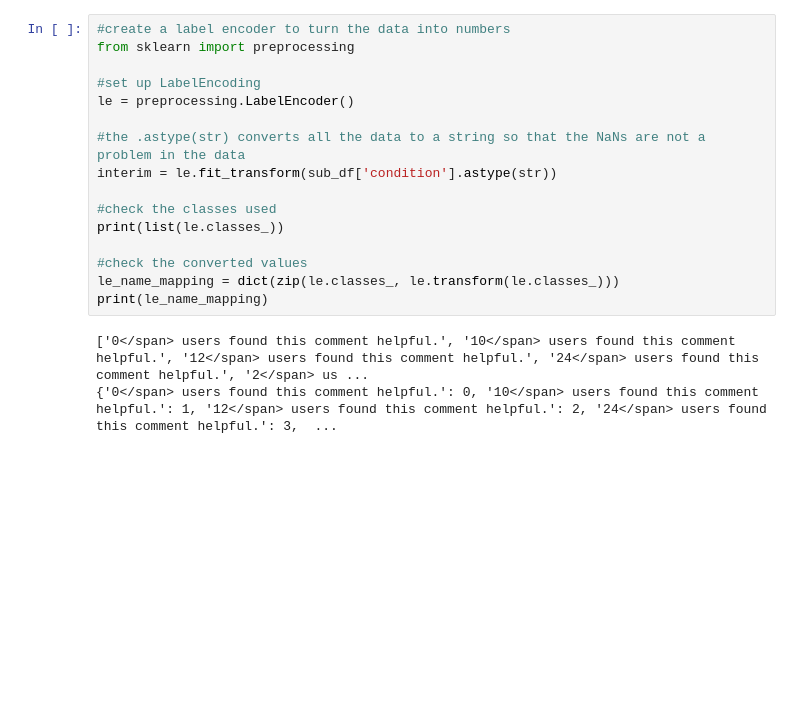
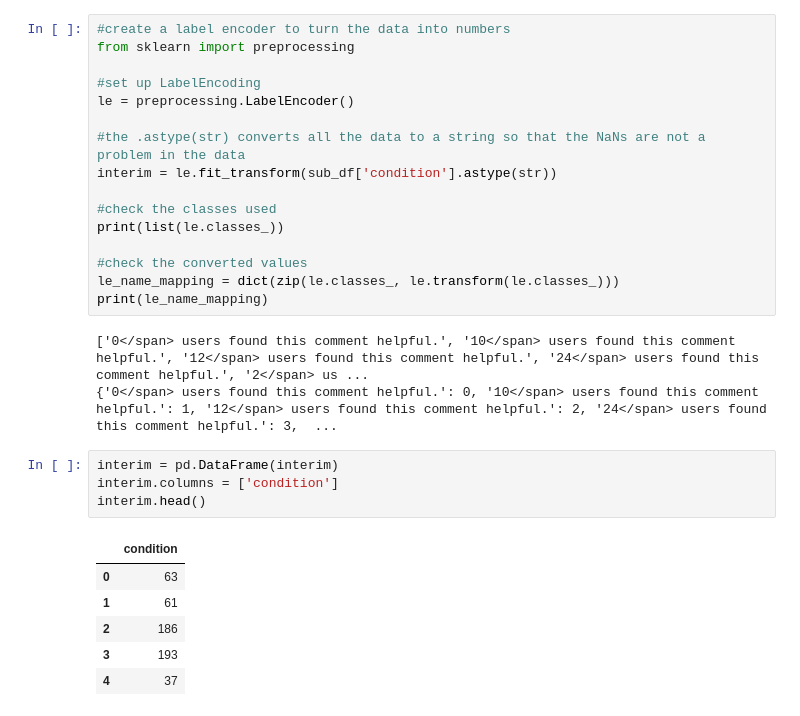
Before and after one commit to Michael-C-1/Final-Project, a Jupyter notebook: Final_Project.ipynb, the cells around one changed output. Saved outputs shown, nothing was run; the diff lists cells and outputs as text; blank space fills up the shorter version.

```diff
--- a/Final_Project.ipynb
+++ b/Final_Project.ipynb
@@ -99,3 +99,14 @@ print(le_name_mapping)
 # %% [output]
 ['0</span> users found this comment helpful.', '10</span> users found this comment helpful.', '12</span> users found this comment helpful.', '24</span> users found this comment helpful.', '2</span> us ...
 {'0</span> users found this comment helpful.': 0, '10</span> users found this comment helpful.': 1, '12</span> users found this comment helpful.': 2, '24</span> users found this comment helpful.': 3,  ...
+# %%
+interim = pd.DataFrame(interim)
+interim.columns = ['condition']
+interim.head()
+# %% [output]
+|  | condition |
+| 0 | 63 |
+| 1 | 61 |
+| 2 | 186 |
+| 3 | 193 |
+| 4 | 37 |
```
Also changed, not shown: parts of 3 cells of this notebook.
